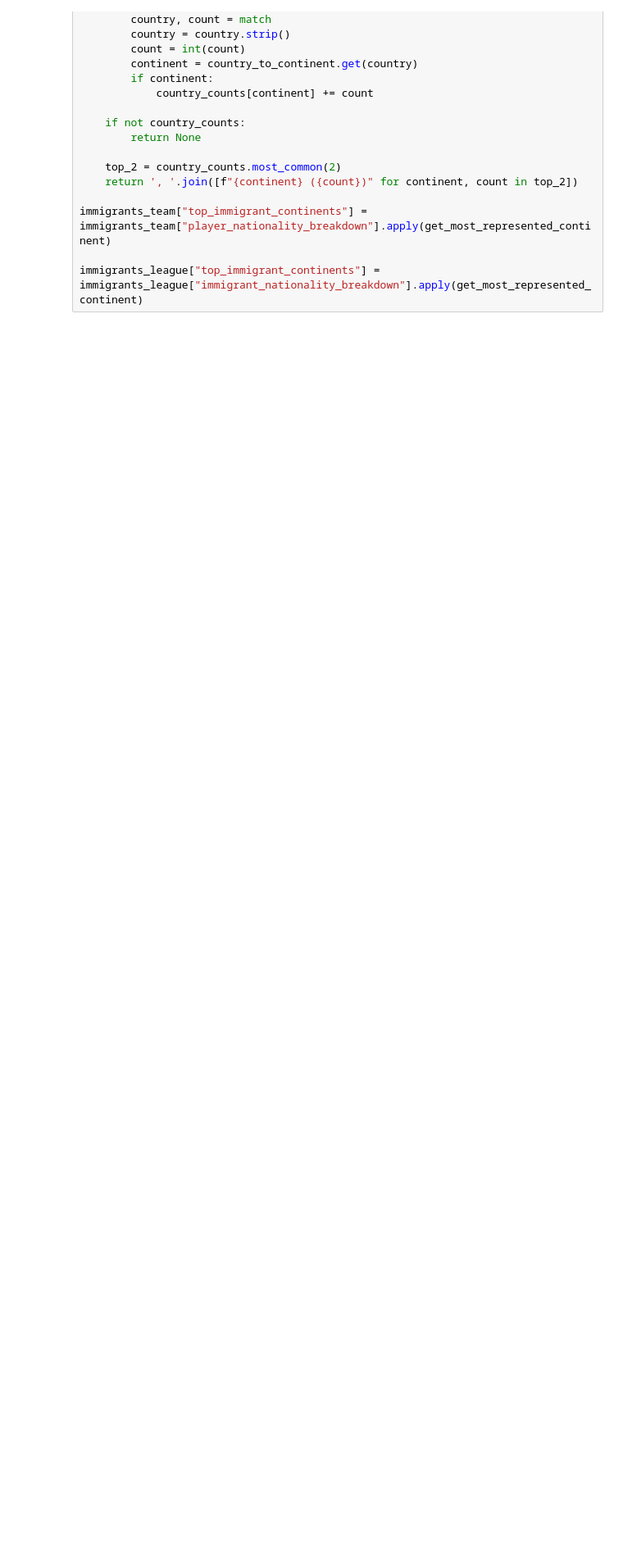
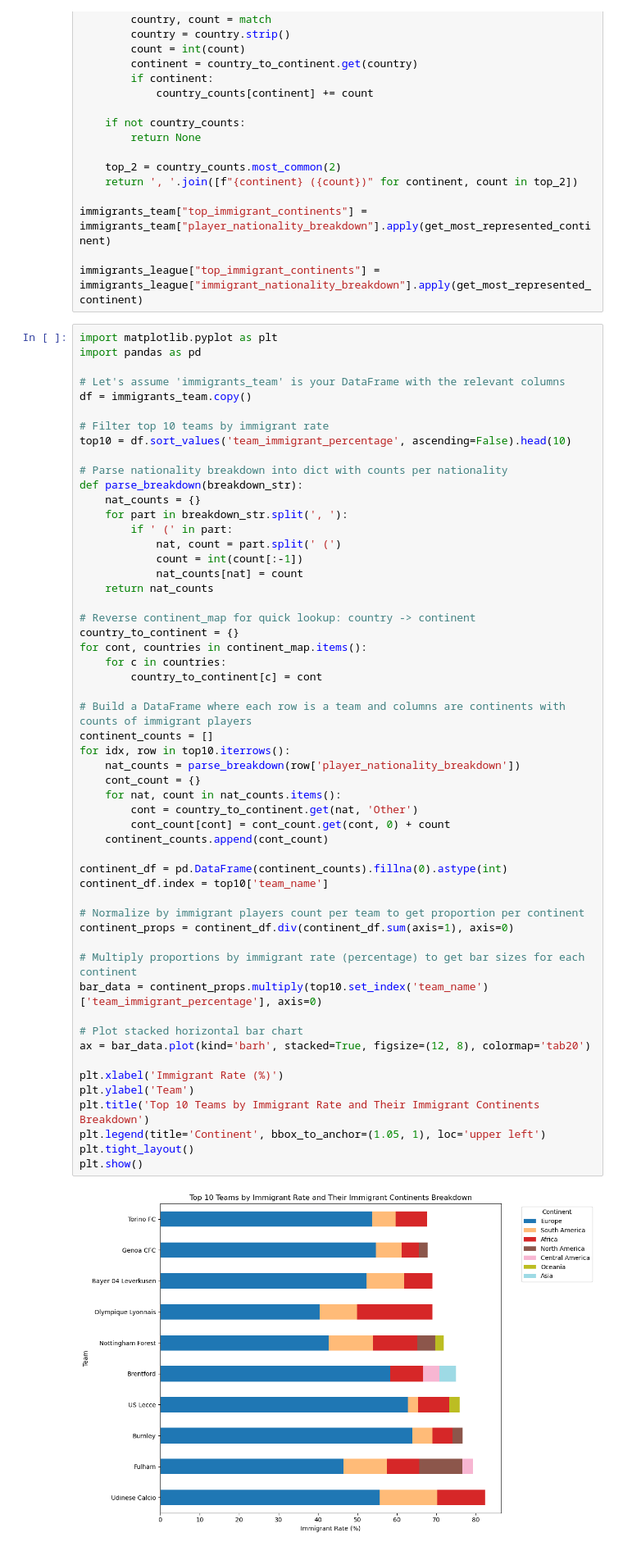
Before and after one commit to h31tor/football, a Jupyter notebook: Football.ipynb, the cells around one changed output. Shown at 82% size. Drawn from its saved outputs; the diff is of its cells as text; blank space fills up the shorter version.

```diff
--- a/Football.ipynb
+++ b/Football.ipynb
@@ -288,3 +399,59 @@ def get_most_represented_continent(breakdown_str):
 immigrants_team["top_immigrant_continents"] = immigrants_team["player_nationality_breakdown"].apply(get_most_represented_continent)
 
 immigrants_league["top_immigrant_continents"] = immigrants_league["immigrant_nationality_breakdown"].apply(get_most_represented_continent)
+# %%
+import matplotlib.pyplot as plt
+import pandas as pd
+
+# Let's assume 'immigrants_team' is your DataFrame with the relevant columns
+df = immigrants_team.copy()
+
+# Filter top 10 teams by immigrant rate
+top10 = df.sort_values('team_immigrant_percentage', ascending=False).head(10)
+
+# Parse nationality breakdown into dict with counts per nationality
+def parse_breakdown(breakdown_str):
+    nat_counts = {}
+    for part in breakdown_str.split(', '):
+        if ' (' in part:
+            nat, count = part.split(' (')
+            count = int(count[:-1])
+            nat_counts[nat] = count
+    return nat_counts
+
+# Reverse continent_map for quick lookup: country -> continent
+country_to_continent = {}
+for cont, countries in continent_map.items():
+    for c in countries:
+        country_to_continent[c] = cont
+
+# Build a DataFrame where each row is a team and columns are continents with counts of immigrant players
+continent_counts = []
+for idx, row in top10.iterrows():
+    nat_counts = parse_breakdown(row['player_nationality_breakdown'])
+    cont_count = {}
+    for nat, count in nat_counts.items():
+        cont = country_to_continent.get(nat, 'Other')
+        cont_count[cont] = cont_count.get(cont, 0) + count
+    continent_counts.append(cont_count)
+
+continent_df = pd.DataFrame(continent_counts).fillna(0).astype(int)
+continent_df.index = top10['team_name']
+
+# Normalize by immigrant players count per team to get proportion per continent
+continent_props = continent_df.div(continent_df.sum(axis=1), axis=0)
+
+# Multiply proportions by immigrant rate (percentage) to get bar sizes for each continent
+bar_data = continent_props.multiply(top10.set_index('team_name')['team_immigrant_percentage'], axis=0)
+
+# Plot stacked horizontal bar chart
+ax = bar_data.plot(kind='barh', stacked=True, figsize=(12, 8), colormap='tab20')
+
+plt.xlabel('Immigrant Rate (%)')
+plt.ylabel('Team')
+plt.title('Top 10 Teams by Immigrant Rate and Their Immigrant Continents Breakdown')
+plt.legend(title='Continent', bbox_to_anchor=(1.05, 1), loc='upper left')
+plt.tight_layout()
+plt.show()
+# %% [output]
+[figure, added]
```
Also changed, not shown: parts of 13 cells of this notebook, 12 other files.
